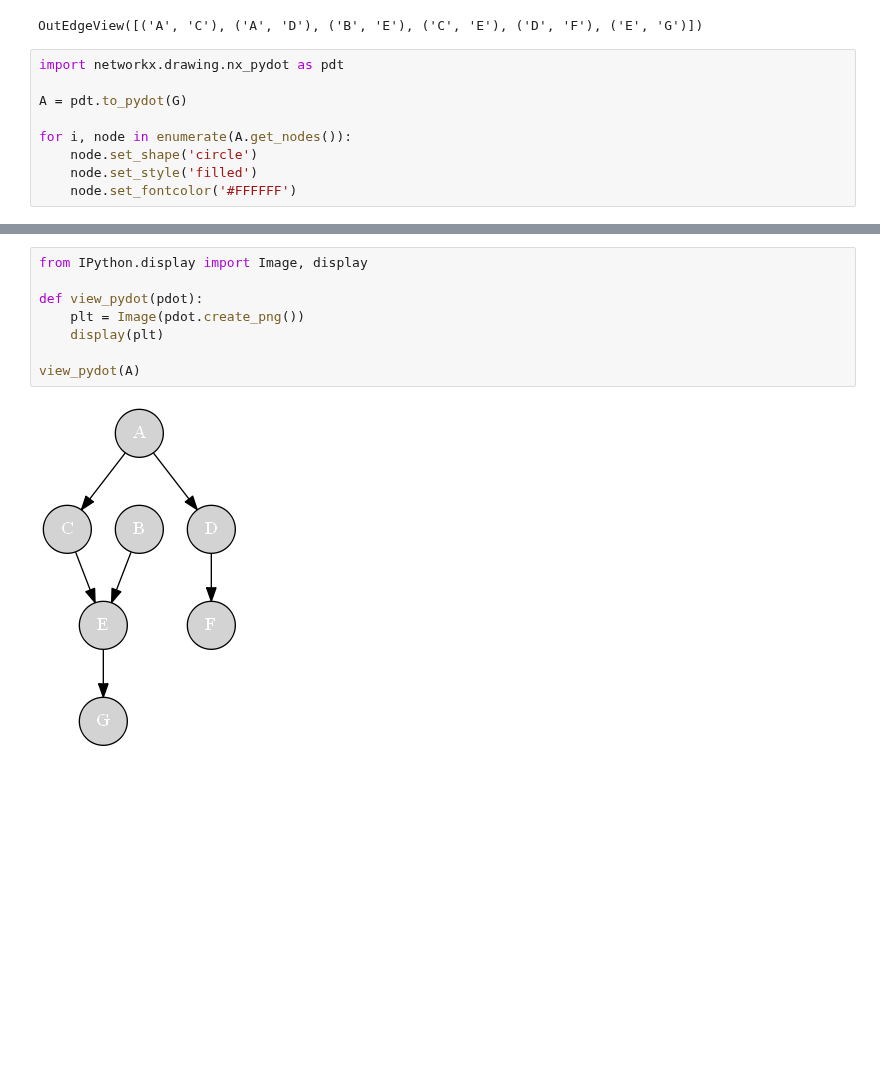
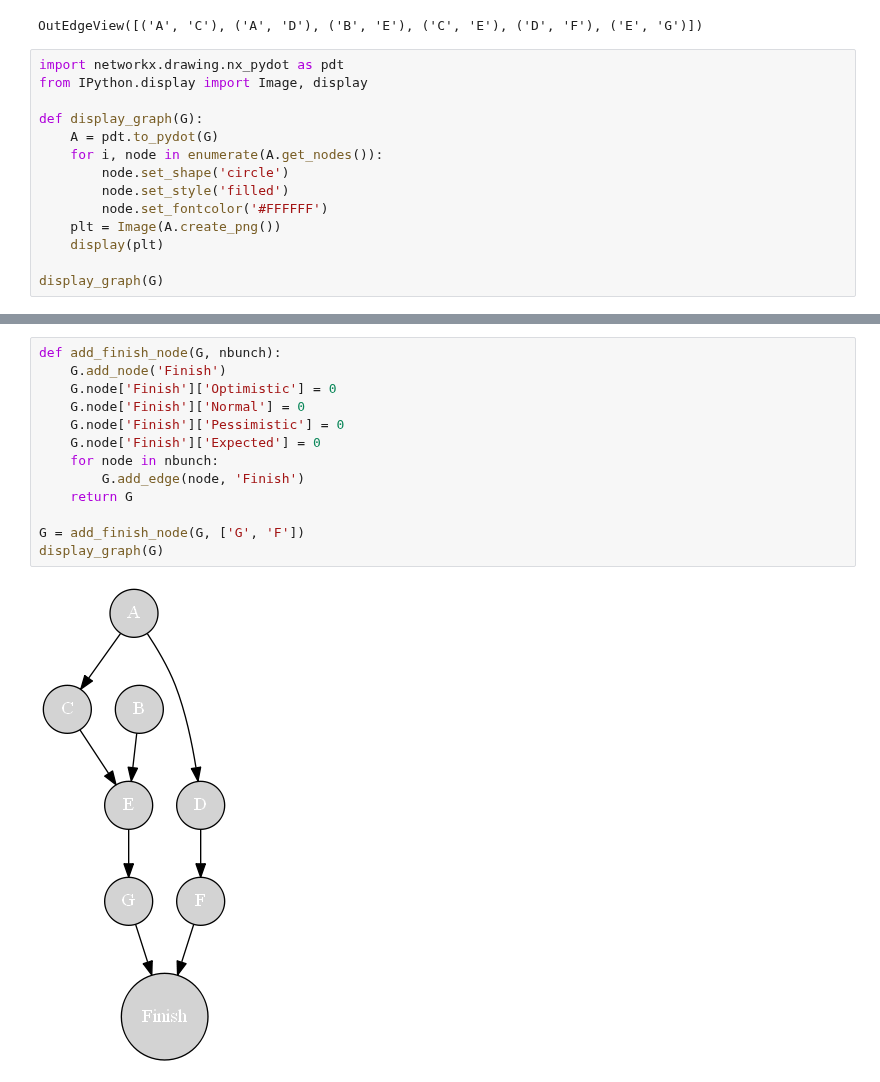
Before and after one commit to IvanHalim/DAG-project, a Jupyter notebook: Parsing.ipynb, the cells around one changed output, grey strips where cells are left out. Drawn from its saved outputs; the diff is of its cells as text; blank space fills up the shorter version.

```diff
--- a/Parsing.ipynb
+++ b/Parsing.ipynb
@@ -74,10 +74,15 @@ G.edges()
 OutEdgeView([('A', 'C'), ('A', 'D'), ('B', 'E'), ('C', 'E'), ('D', 'F'), ('E', 'G')])
 # %%
 import networkx.drawing.nx_pydot as pdt
+from IPython.display import Image, display
 
-A = pdt.to_pydot(G)
+def display_graph(G):
+    A = pdt.to_pydot(G)
+    for i, node in enumerate(A.get_nodes()):
+        node.set_shape('circle')
+        node.set_style('filled')
+        node.set_fontcolor('#FFFFFF')
+    plt = Image(A.create_png())
+    display(plt)
 
-for i, node in enumerate(A.get_nodes()):
-    node.set_shape('circle')
-    node.set_style('filled')
-    node.set_fontcolor('#FFFFFF')
+display_graph(G)
@@ -84,13 +91,18 @@ for i, node in enumerate(A.get_nodes()):
-# %%
-from IPython.display import Image, display
-
-def view_pydot(pdot):
-    plt = Image(pdot.create_png())
-    display(plt)
-
-view_pydot(A)
-# %% [output]
-[figure, removed]
+# %%
+def add_finish_node(G, nbunch):
+    G.add_node('Finish')
+    G.node['Finish']['Optimistic'] = 0
+    G.node['Finish']['Normal'] = 0
+    G.node['Finish']['Pessimistic'] = 0
+    G.node['Finish']['Expected'] = 0
+    for node in nbunch:
+        G.add_edge(node, 'Finish')
+    return G
+
+G = add_finish_node(G, ['G', 'F'])
+display_graph(G)
+# %% [output]
+[figure, added]
 # %%
 for node in nx.topological_sort(G):
     parents = list(G.predecessors(node))
```
Also changed, not shown: parts of 3 cells of this notebook.
